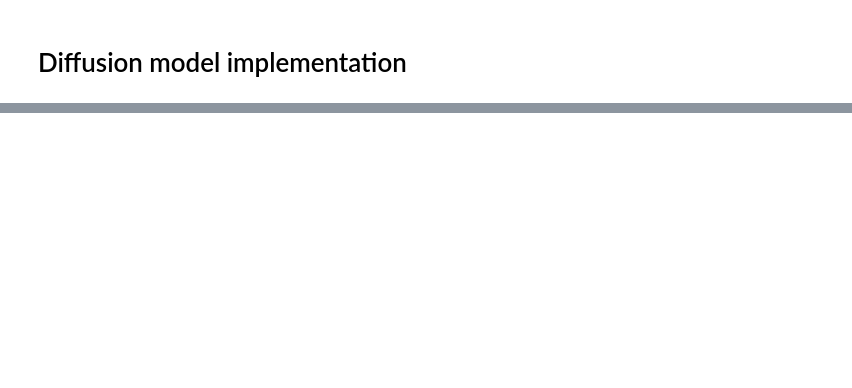
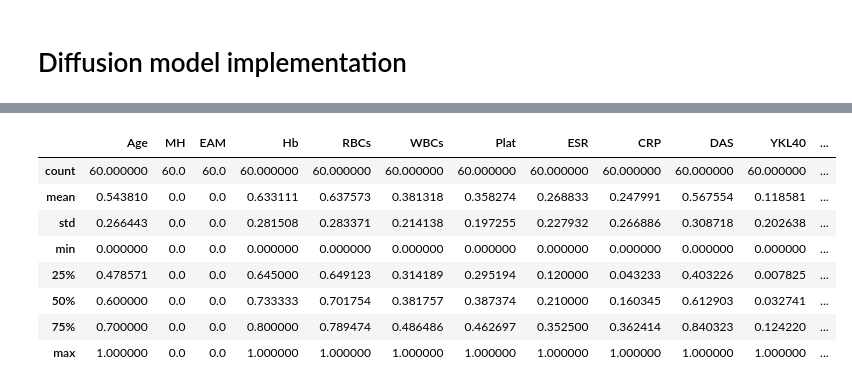
Before and after one commit to AhmedMousa-ag/AWS-Healthcare-Data-Synthetic-Diffusion-Egypt, a Jupyter notebook: draft.ipynb, the cells around one changed output, grey strips where cells are left out. Saved outputs shown, nothing was run; the diff lists cells and outputs as text; code cells hidden in the pictures; blank space fills up the shorter version.

```diff
--- a/draft.ipynb
+++ b/draft.ipynb
@@ -96,0 +423,3 @@ ModuleNotFoundError: No module named 'torch'
+# %%
+import pandas as pd
+data = pd.read_csv("Dataset/processed_data.csv")
@@ -96,0 +482,12 @@ ModuleNotFoundError: No module named 'torch'
+# %%
+data.describe() # This is the original data
+# %% [output]
+|  | Age | MH | EAM | Hb | RBCs | WBCs | Plat | ESR | CRP | DAS | YKL40 | ... |
+| count | 60.000000 | 60.0 | 60.0 | 60.000000 | 60.000000 | 60.000000 | 60.000000 | 60.000000 | 60.000000 | 60.000000 | 60.000000 | ... |
+| mean | 0.543810 | 0.0 | 0.0 | 0.633111 | 0.637573 | 0.381318 | 0.358274 | 0.268833 | 0.247991 | 0.567554 | 0.118581 | ... |
+| std | 0.266443 | 0.0 | 0.0 | 0.281508 | 0.283371 | 0.214138 | 0.197255 | 0.227932 | 0.266886 | 0.308718 | 0.202638 | ... |
+| min | 0.000000 | 0.0 | 0.0 | 0.000000 | 0.000000 | 0.000000 | 0.000000 | 0.000000 | 0.000000 | 0.000000 | 0.000000 | ... |
+| 25% | 0.478571 | 0.0 | 0.0 | 0.645000 | 0.649123 | 0.314189 | 0.295194 | 0.120000 | 0.043233 | 0.403226 | 0.007825 | ... |
+| 50% | 0.600000 | 0.0 | 0.0 | 0.733333 | 0.701754 | 0.381757 | 0.387374 | 0.210000 | 0.160345 | 0.612903 | 0.032741 | ... |
+| 75% | 0.700000 | 0.0 | 0.0 | 0.800000 | 0.789474 | 0.486486 | 0.462697 | 0.352500 | 0.362414 | 0.840323 | 0.124220 | ... |
+| max | 1.000000 | 0.0 | 0.0 | 1.000000 | 1.000000 | 1.000000 | 1.000000 | 1.000000 | 1.000000 | 1.000000 | 1.000000 | ... |
```
Also changed, not shown: parts of 73 cells of this notebook.
